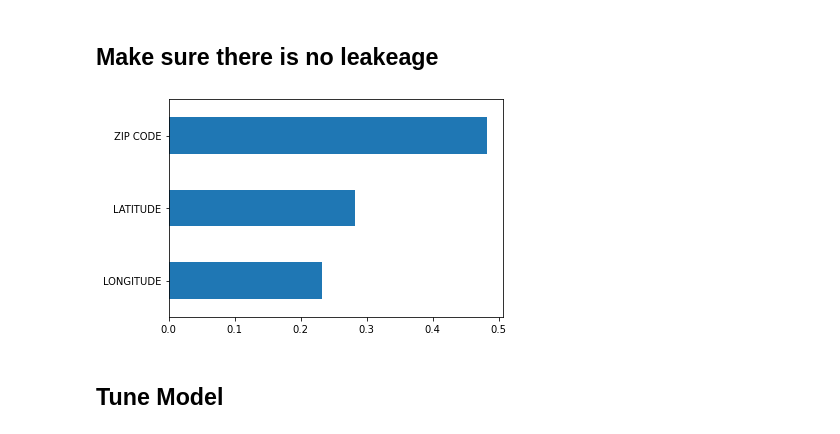
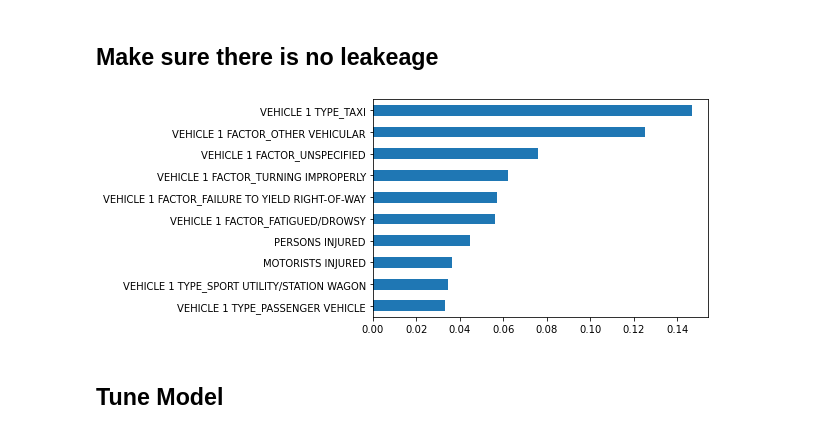
Before and after one commit to Arnelialeslieblog/DS-Unit-2-Applied-Modeling, a Jupyter notebook: module1-define-ml-problems/LS_DS_231_assignment.ipynb, the cells around one changed output. Saved outputs shown, nothing was run; the diff lists cells and outputs as text; code cells hidden in the pictures.

```diff
--- a/module1-define-ml-problems/LS_DS_231_assignment.ipynb
+++ b/module1-define-ml-problems/LS_DS_231_assignment.ipynb
@@ -177,2 +259,21 @@ Baseline Accuracy 0.3118867605497717
 # %% [markdown]
 ## Build Model
+# %%
+# Transform our data using One-Hot Encoding
+# instantiate our OneHotEncoder Class (save to a variable)
+ohe = OneHotEncoder(use_cat_names=True)
+
+# Fit our transformer to the TRAINING DATA
+# During the .fit() step, OHE is learning which columns have 'object' datatype
+ohe.fit(X_train)
+
+# Creates the new columns and removes the original column
+# I should have the same number of columns in both XT_train and XT_test
+XT_train = ohe.transform(X_train)
+XT_val= ohe.transform(X_val)
+XT_test = ohe.transform(X_test)
+
+
+print(XT_train.shape)
+print(XT_val.shape)
+print(XT_test.shape)
@@ -179,6 +284,7 @@ Baseline Accuracy 0.3118867605497717
 # %%
-df_model = make_pipeline(OrdinalEncoder(),
-                         SimpleImputer(),
+df_model = make_pipeline(OneHotEncoder(use_cat_names= True),
+                         SimpleImputer(strategy= 'mean'),
+                         StandardScaler(),
                          DecisionTreeClassifier())
 
 df_model.fit(X_train, y_train)
@@ -188,7 +297,8 @@ Pipeline(steps=[('ordinalencoder', OrdinalEncoder()),
                 ('decisiontreeclassifier', DecisionTreeClassifier())])
 # %%
-model_rf = make_pipeline(OrdinalEncoder(),
-                         SimpleImputer(),
+model_rf = make_pipeline(OneHotEncoder(use_cat_names= True),
+                         SimpleImputer(strategy= 'mean'),
+                         StandardScaler(),
                          RandomForestClassifier())
 
 model_rf.fit(X_train, y_train)
@@ -200,11 +333,11 @@ Pipeline(steps=[('ordinalencoder', OrdinalEncoder()),
 # %% [markdown]
 ## Make sure there is no leakeage
 # %%
-importances = model.named_steps['randomforestclassifier'].feature_importances_
-features = X_train.columns
-pd.Series(importances,index=features).sort_values().tail(3).plot(kind='barh');
+importances = model_rf.named_steps['randomforestclassifier'].feature_importances_
+features = XT_train.columns
+pd.Series(importances,index=features).abs().sort_values().tail(10).plot(kind='barh');
 # %% [output]
-[figure, old version]
+[figure, new version]
 # %% [markdown]
 ## Tune Model
 # %%
```
Also changed, not shown: parts of 29 cells of this notebook, 5 other files.
